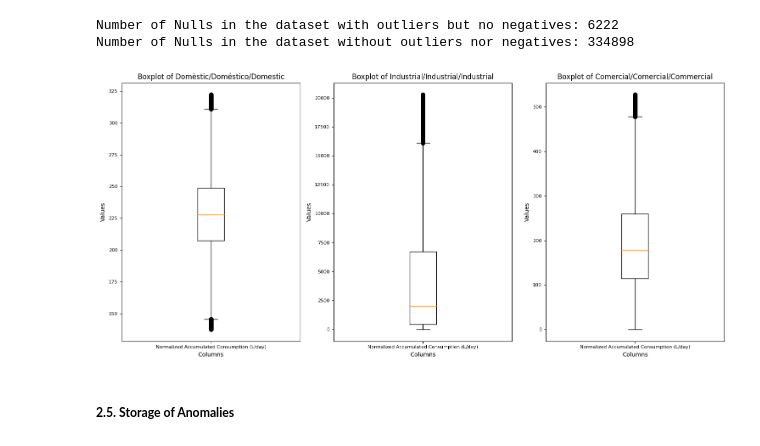
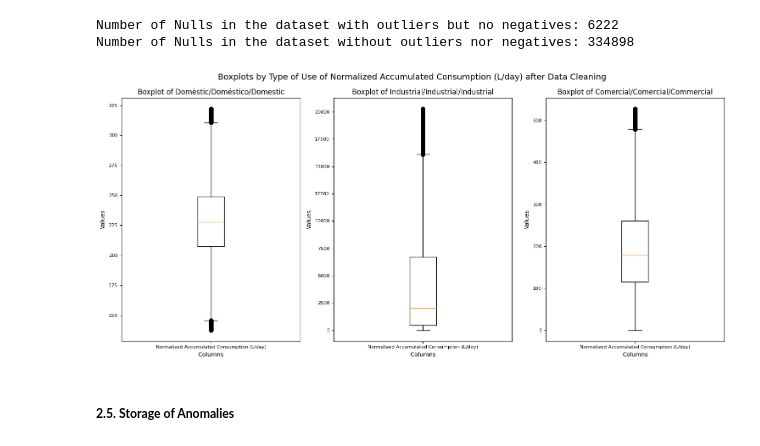
Before and after one commit to edithruizz/TFG, a Jupyter notebook: Python_Notebooks/dataset1_v2.ipynb, the cells around one changed output. Saved outputs shown, nothing was run; the diff lists cells and outputs as text; code cells hidden in the pictures.

```diff
--- a/Python_Notebooks/dataset1_v2.ipynb
+++ b/Python_Notebooks/dataset1_v2.ipynb
@@ -300,7 +265,7 @@ plt.show()
 dataset1_box = dataset1.dropna(subset = ['District'])
 dataset1_box = dataset1_box.dropna(subset = ['Census section'])
 
-use_cases = dataset1_box['Use'].unique()
+use_cases = ['Domèstic/Doméstico/Domestic', 'Comercial/Comercial/Commercial', 'Industrial/Industrial/Industrial']
 num_plots = len(use_cases)
 num_columns = 3
 num_rows = int(np.ceil(num_plots / num_columns))
@@ -322,6 +287,7 @@ for i, use_case in enumerate(use_cases):
 for j in range(i + 1, num_rows * num_columns):
     fig.delaxes(axes[j])
 
+fig.suptitle('Boxplots by Type of Use of Normalized Accumulated Consumption (L/day) before Data Cleaning', fontsize=14)
 plt.tight_layout()
 plt.show()
 # %% [output]
@@ -471,35 +437,36 @@ Number of Nulls in the dataset without outliers nor negatives: 334898
 # %%
 dataset1_box = dataset1_filtered.dropna(subset = ['District'])
 dataset1_box = dataset1_box.dropna(subset = ['Census section'])
 dataset1_box = dataset1_box.dropna(subset = ['Accumulated Consumption (L/day)'])
 dataset1_box = dataset1_box.dropna(subset = ['Normalized Accumulated Consumption (L/day)'])
 
-use_cases = dataset1_box['Use'].unique()
+use_cases = ['Domèstic/Doméstico/Domestic', 'Comercial/Comercial/Commercial', 'Industrial/Industrial/Industrial']
 num_plots = len(use_cases)
 num_columns = 3
 num_rows = int(np.ceil(num_plots / num_columns))
 
 fig, axes = plt.subplots(num_rows, num_columns, figsize=(15, num_rows * 7))
 axes = axes.flatten()
 
 for i, use_case in enumerate(use_cases):
     iteration_dataset = dataset1_box[dataset1_box['Use'] == use_case].copy()
     columns_to_plot = ['Normalized Accumulated Consumption (L/day)']
     axes[i].boxplot([iteration_dataset[col] for col in columns_to_plot], labels=columns_to_plot)
     axes[i].set_title(f'Boxplot of {use_case}', fontsize=12)
     axes[i].set_xlabel('Columns', fontsize=10)
     axes[i].set_ylabel('Values', fontsize=10)
     axes[i].tick_params(axis='x', labelsize=8)
     axes[i].tick_params(axis='y', labelsize=8)
 
 # Hide any unused subplots if the number of use cases is not a multiple of num_columns
 for j in range(i + 1, num_rows * num_columns):
     fig.delaxes(axes[j])
 
+fig.suptitle('Boxplots by Type of Use of Normalized Accumulated Consumption (L/day) after Data Cleaning', fontsize=14)
 plt.tight_layout()
 plt.show()
 # %% [output]
-[figure, old version]
+[figure, new version]
 # %% [markdown]
 ##### **2.5. Storage of Anomalies**
 # %% [markdown]
```
Also changed, not shown: parts of 36 cells of this notebook, 2 other files.
